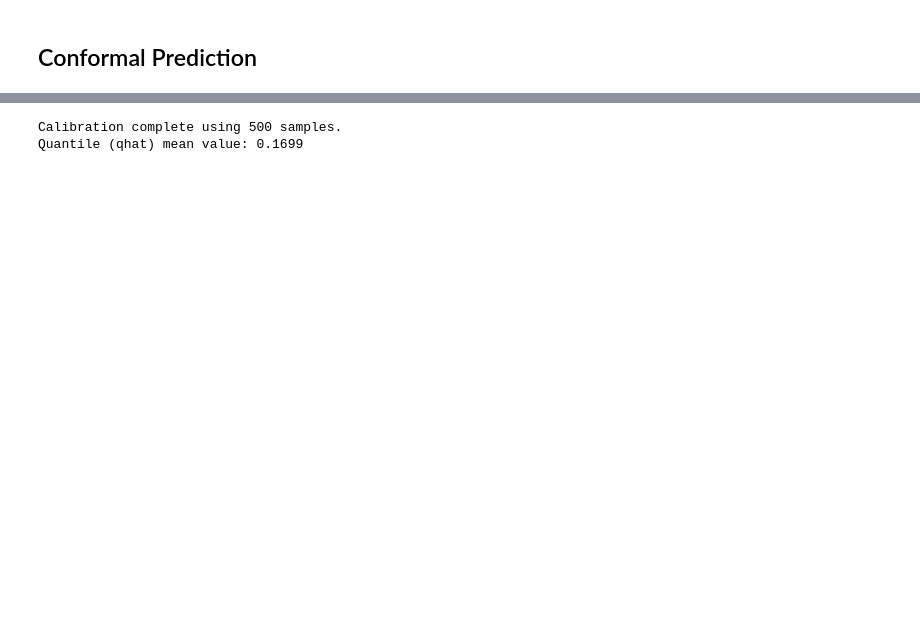
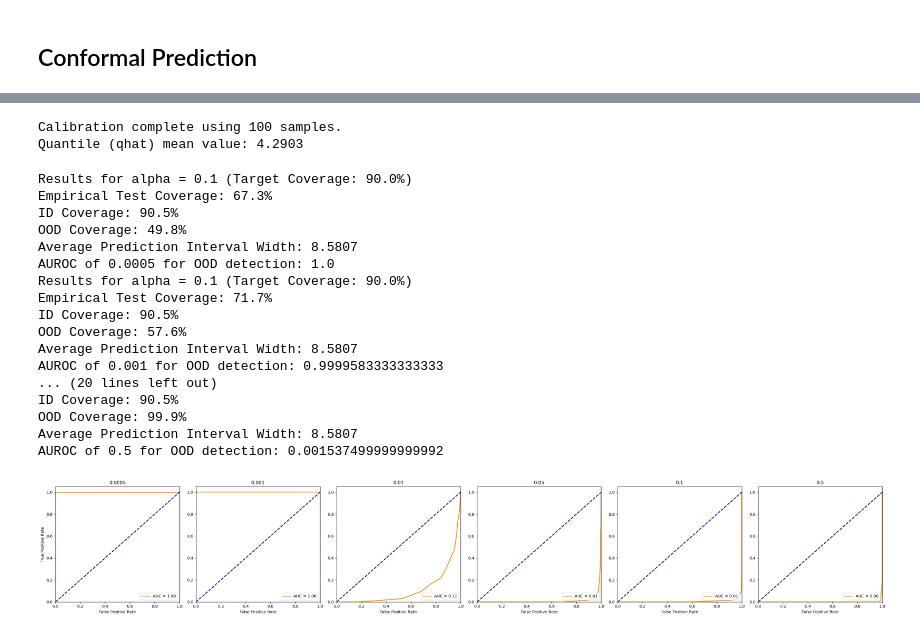
Before and after one commit to hwkin/uq, a Jupyter notebook: poisson/PCANet/training_and_testing.ipynb, the cells around one changed output, grey strips where cells are left out. Drawn from its saved outputs; the diff is of its cells as text; code cells hidden in the pictures; blank space fills up the shorter version.

```diff
--- a/poisson/PCANet/training_and_testing.ipynb
+++ b/poisson/PCANet/training_and_testing.ipynb
@@ -853,7 +1010,8 @@ alpha = 0.1  # Target error rate (90% coverage)
 n_cal = 100  # Number of samples for calibration
 
 # Split remaining test data into calibration and final test
-indices = np.arange(num_test)
+num_samples_shift = data_shifting_data[0]['X_train'].shape[0] # Get actual number of samples (400)
+indices = np.arange(num_samples_shift)
 np.random.shuffle(indices)
 cal_idx = indices[:n_cal]
 test_idx = indices[n_cal:]
@@ -862,12 +1020,19 @@ test_idx = indices[n_cal:]
 x_branch_cal = data_shifting_data[0]['X_train'][cal_idx]
 y_cal = data_shifting_data[0]['Y_train'][cal_idx]
 
+if isinstance(y_cal, torch.Tensor):
+    y_cal = y_cal.cpu().numpy()
+y_cal = y_cal.reshape(y_cal.shape[0], -1)
+
 with torch.no_grad():
-    x_b = torch.from_numpy(x_branch_cal).float().to(device)
+    if isinstance(x_branch_cal, torch.Tensor):
+        x_b = x_branch_cal.float().to(device)
+    else:
+        x_b = torch.from_numpy(x_branch_cal).float().to(device)
     y_cal_pred = model.predict(x_b).cpu().numpy()
+    y_cal_pred = y_cal_pred.reshape(y_cal_pred.shape[0], -1)
 
 # Calculate non-conformity scores (Absolute Residuals)
-# For vector outputs, we use point-wise absolute error
 scores = np.abs(y_cal - y_cal_pred)
 
 # Compute the (1-alpha) quantile of the scores
@@ -877,20 +1042,22 @@ qhat = np.quantile(scores, q_level, axis=0) # Point-wise quantile
 print(f"Calibration complete using {n_cal} samples.")
 print(f"Quantile (qhat) mean value: {qhat.mean():.4f}")
 # %% [output]
-Calibration complete using 500 samples.
-Quantile (qhat) mean value: 0.1699
+Calibration complete using 100 samples.
+Quantile (qhat) mean value: 4.2903
 # %%
 fig, axes = plt.subplots(nrows=1, ncols=6, figsize=(30, 5))
-for i, datatype in enumerate(datatypes):
+for i, datatype in enumerate(datatypes[1:]): # Skip index 0 (no-ood) to match ncols=6
 
     ax = axes[i]
     # Evaluate on the remaining test set
     x_branch_final = np.concatenate((data_shifting_data[0]['X_train'][test_idx], data_shifting_data[i+1]['X_train']), axis=0)
     y_test_final = np.concatenate((data_shifting_data[0]['Y_train'][test_idx], data_shifting_data[i+1]['Y_train']), axis=0)
+    y_test_final = y_test_final.reshape(y_test_final.shape[0], -1)
 
     with torch.no_grad():
         x_b_final = torch.from_numpy(x_branch_final).float().to(device)
         y_test_pred = model.predict(x_b_final).cpu().numpy()
+        y_test_pred = y_test_pred.reshape(y_test_pred.shape[0], -1)
 
     # Prediction Intervals: [pred - qhat, pred + qhat]
     lower_bound = y_test_pred - qhat
@@ -907,30 +1074,49 @@ for i, datatype in enumerate(datatypes):
     print(f"Results for alpha = {alpha} (Target Coverage: {1-alpha:.1%})")
     print(f"Empirical Test Coverage: {coverage:.1%}")
     print(f"ID Coverage: {cover_id_mean:.1%}")
     print(f"OOD Coverage: {cover_ood_mean:.1%}")
     print(f"Average Prediction Interval Width: {(upper_bound - lower_bound).mean():.4f}")
 
 
     oods = np.concatenate((np.ones(len(test_idx)), np.zeros(len(x_branch_final)-len(test_idx))), axis=0)
 
     auroc = roc_auc_score(oods, cover)
     fpr, tpr, _ = roc_curve(oods, cover)
 
     print(f"AUROC of {datatype} for OOD detection: {auroc}")
 
     ax.plot(fpr, tpr, color='darkorange', lw=2, label=f'AUC = {auroc:.2f}')
     ax.plot([0, 1], [0, 1], color='navy', lw=2, linestyle='--')
 
     ax.set_xlim([0.0, 1.0])
     ax.set_ylim([0.0, 1.05])
 
     ax.set_xlabel('False Positive Rate')
 
     if i == 0:
         ax.set_ylabel('True Positive Rate')
 
     ax.set_title(f'{datatype}')
     ax.legend(loc='lower right')
 
 plt.tight_layout()
 plt.show()
+# %% [output]
+Results for alpha = 0.1 (Target Coverage: 90.0%)
+Empirical Test Coverage: 67.3%
+ID Coverage: 90.5%
+OOD Coverage: 49.8%
+Average Prediction Interval Width: 8.5807
+AUROC of 0.0005 for OOD detection: 1.0
+Results for alpha = 0.1 (Target Coverage: 90.0%)
+Empirical Test Coverage: 71.7%
+ID Coverage: 90.5%
+OOD Coverage: 57.6%
+Average Prediction Interval Width: 8.5807
+AUROC of 0.001 for OOD detection: 0.9999583333333333
+... (20 lines left out)
+ID Coverage: 90.5%
+OOD Coverage: 99.9%
+Average Prediction Interval Width: 8.5807
+AUROC of 0.5 for OOD detection: 0.001537499999999992
+[figure, added]
```
Also changed, not shown: parts of 29 cells of this notebook, 20 other files.
